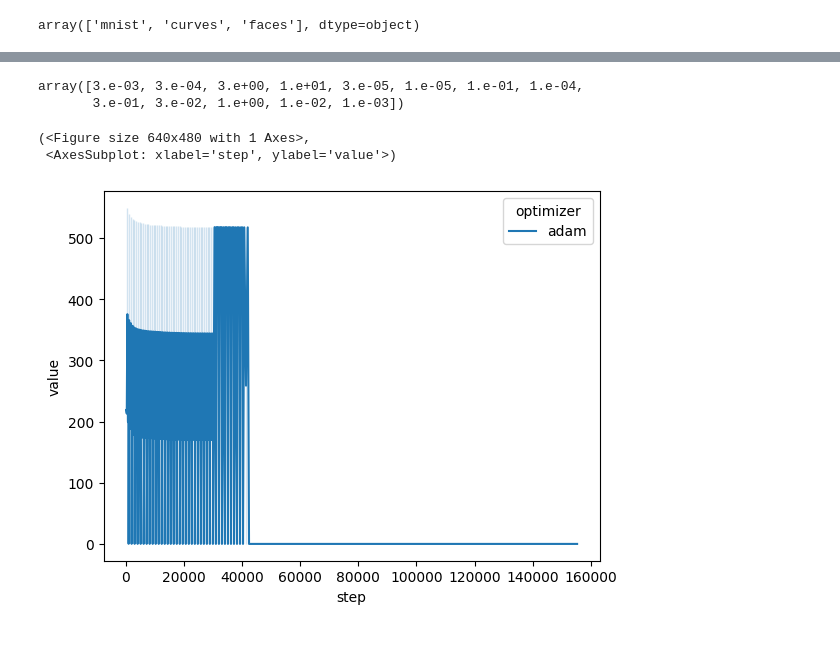
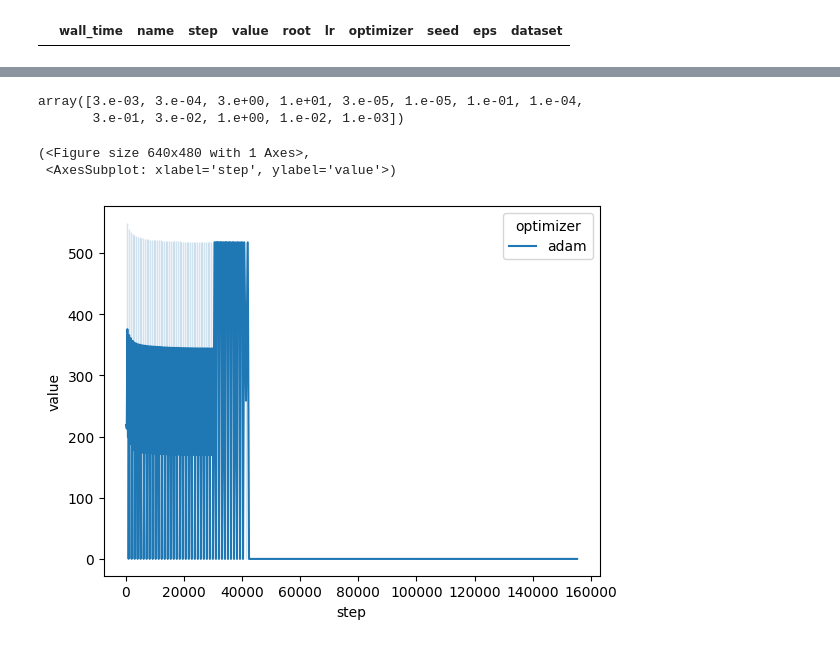
Before and after one commit to jonathanmei/kradagrad, a Jupyter notebook: kradagrad/experiments/autoencoders/analyze_autoenc.ipynb, the cells around one changed output, grey strips where cells are left out. Saved outputs shown, nothing was run; the diff lists cells and outputs as text; code cells hidden in the pictures.

```diff
--- a/kradagrad/experiments/autoencoders/analyze_autoenc.ipynb
+++ b/kradagrad/experiments/autoencoders/analyze_autoenc.ipynb
@@ -47,7 +86,7 @@ events.out.tfevents.1675443020.hq-prdgsv01  params.pkl   result.json
 # %%
-df.dataset.unique()
+dfs
 # %% [output]
-array(['mnist', 'curves', 'faces'], dtype=object)
+|  | wall_time | name | step | value | root | lr | optimizer | seed | eps | dataset |
 # %%
 df.optimizer.unique()
 # %% [output]
```
Also changed, not shown: parts of 9 cells of this notebook, 15 other files.
